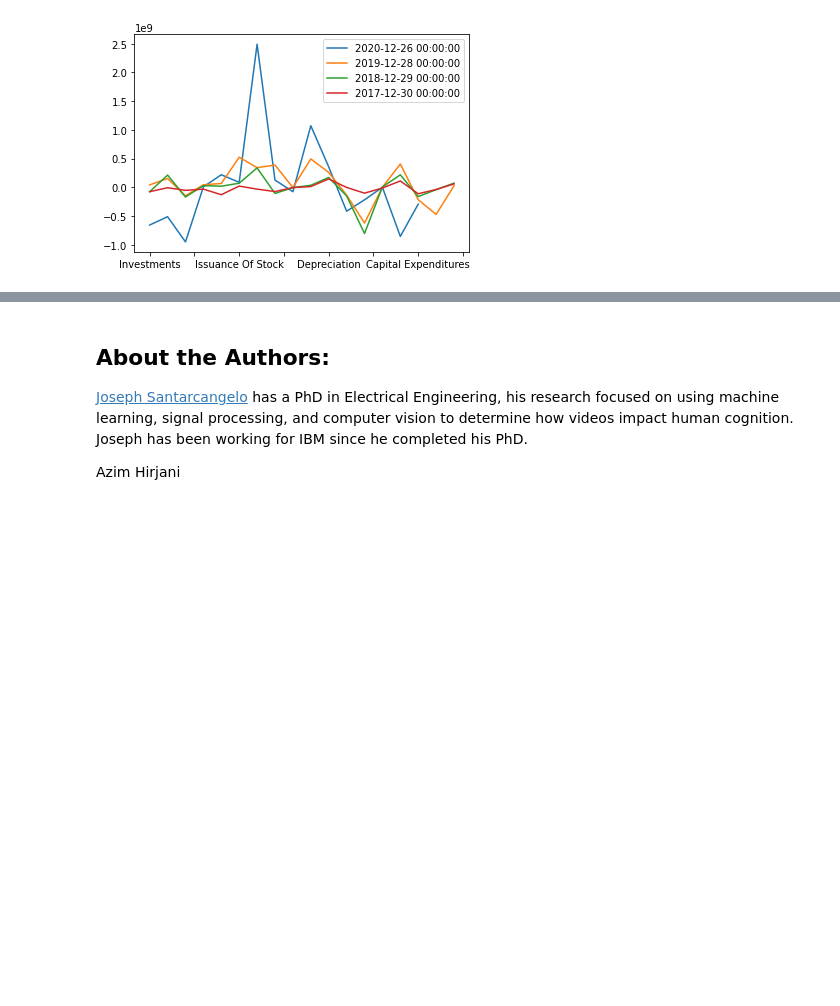
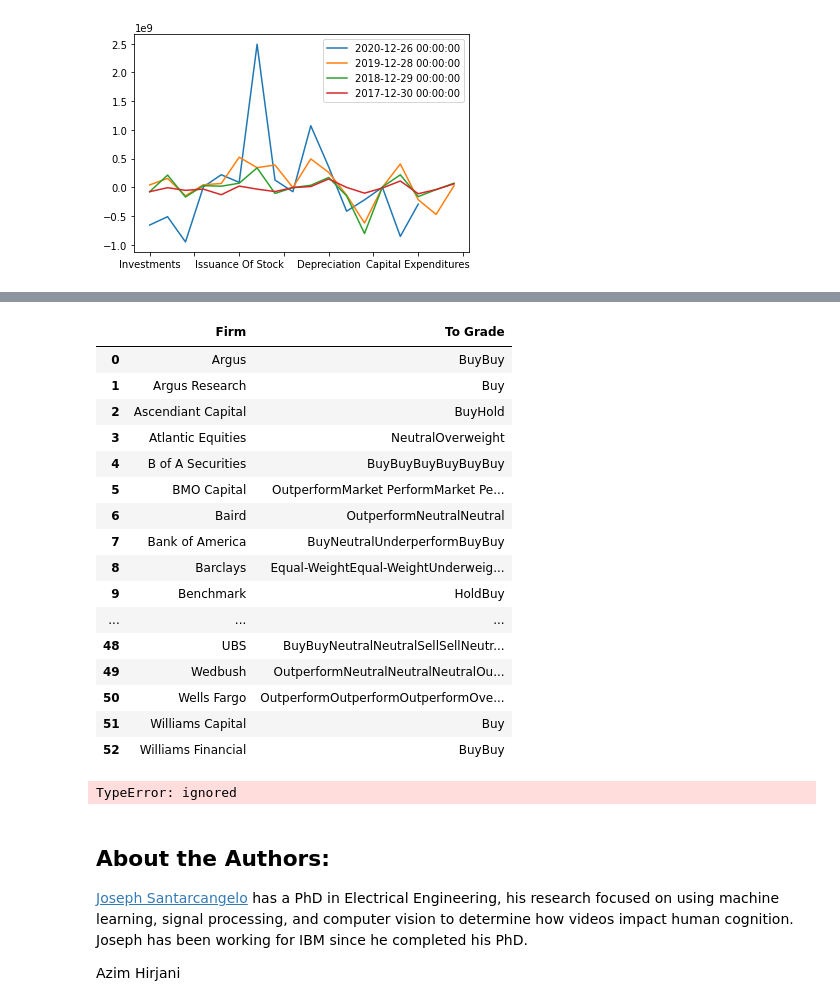
Before and after one commit to A-Alexandrov2021/Projects, a Jupyter notebook: Final_Assignment_Library_new_Apple.ipynb, the cells around one changed output, grey strips where cells are left out. Saved outputs shown, nothing was run; the diff lists cells and outputs as text; code cells hidden in the pictures; blank space fills up the shorter version.

```diff
--- a/Final_Assignment_Library_new_Apple.ipynb
+++ b/Final_Assignment_Library_new_Apple.ipynb
@@ -318,0 +319,21 @@ NameError: ignored
+# %%
+bar_data=amd.recommendations.groupby(['Firm'])['To Grade'].sum().reset_index()
+bar_data
+# %% [output]
+|  | Firm | To Grade |
+| 0 | Argus | BuyBuy |
+| 1 | Argus Research | Buy |
+| 2 | Ascendiant Capital | BuyHold |
+| 3 | Atlantic Equities | NeutralOverweight |
+| 4 | B of A Securities | BuyBuyBuyBuyBuyBuy |
+| 5 | BMO Capital | OutperformMarket PerformMarket Pe... |
+| 6 | Baird | OutperformNeutralNeutral |
+| 7 | Bank of America | BuyNeutralUnderperformBuyBuy |
+| 8 | Barclays | Equal-WeightEqual-WeightUnderweig... |
+| 9 | Benchmark | HoldBuy |
+| ... | ... | ... |
+| 48 | UBS | BuyBuyNeutralNeutralSellSellNeutr... |
+| 49 | Wedbush | OutperformNeutralNeutralNeutralOu... |
+| 50 | Wells Fargo | OutperformOutperformOutperformOve... |
+| 51 | Williams Capital | Buy |
+| 52 | Williams Financial | BuyBuy |
@@ -319,3 +342,8 @@ NameError: ignored
+# %%
+fig = px.sunburst(bar_data, path=['Firm', 'Value'], values='Flights')
+fig.show()
+# %% [output]
+TypeError: ignored
 # %% [markdown]
 <h2>About the Authors:</h2>
 
```
Also changed, not shown: parts of 5 cells of this notebook.
